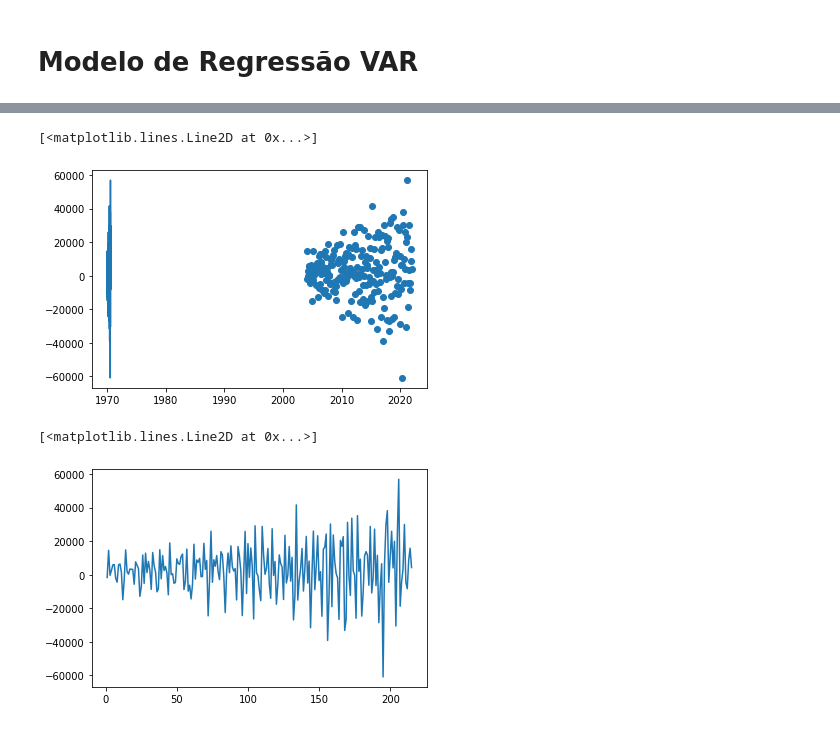
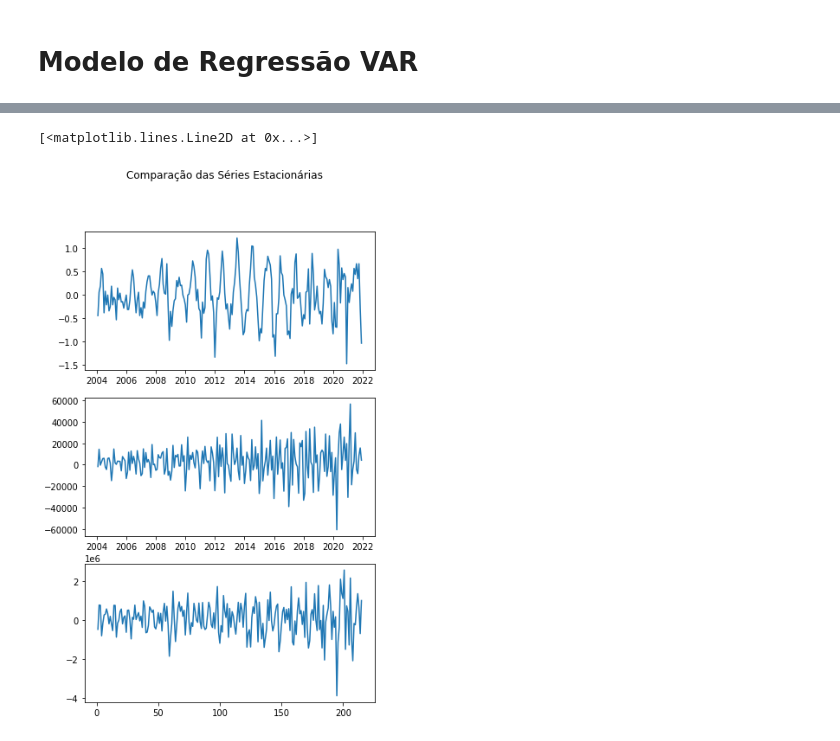
Before and after one commit to Ysgramor500/DataScienceInsper, a Jupyter notebook: Time_Series_VAR-Insper.ipynb, the cells around one changed output, grey strips where cells are left out. Drawn from its saved outputs; the diff is of its cells as text; code cells hidden in the pictures.

```diff
--- a/Time_Series_VAR-Insper.ipynb
+++ b/Time_Series_VAR-Insper.ipynb
@@ -96,10 +101,9 @@ df_energia
 # %%
-plt.scatter(df_energia['Data'],df_energia['PIB_Var'])
+fig, axs = plt.subplots(3,figsize=(6,10))
+fig.suptitle('Comparação das Séries Estacionárias')
+axs[0].plot(df_energia['Data'], df_energia['IPCA'].diff())
+axs[1].plot(df_energia['Data'],df_energia['PIB'].diff())
+axs[2].plot(df_energia.index,df_energia['Consumo de Energia Nacional'].diff())
 # %% [output]
 [<matplotlib.lines.Line2D at 0x...>]
-[figure, old version]
+[figure, new version]
-# %%
-plt.plot(df_energia.index,df_energia['PIB_Var'])
-# %% [output]
-[<matplotlib.lines.Line2D at 0x...>]
-[figure, removed]
```
Also changed, not shown: parts of 49 cells of this notebook.
